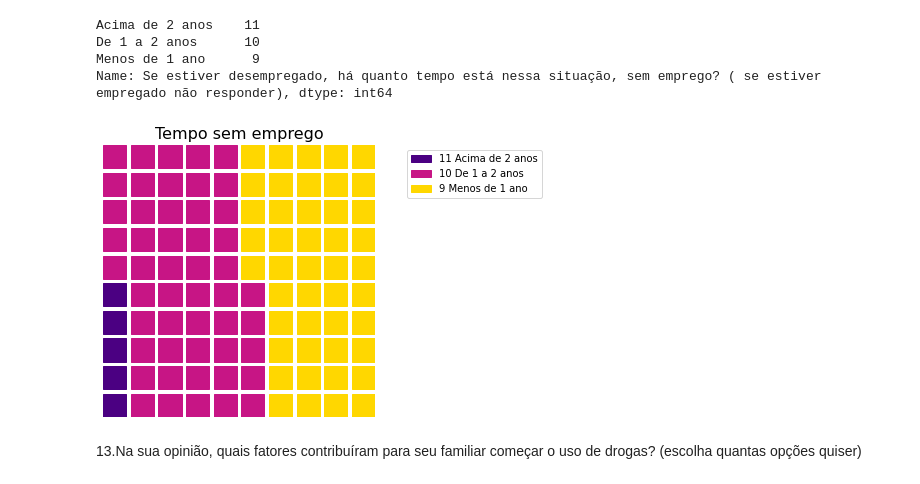
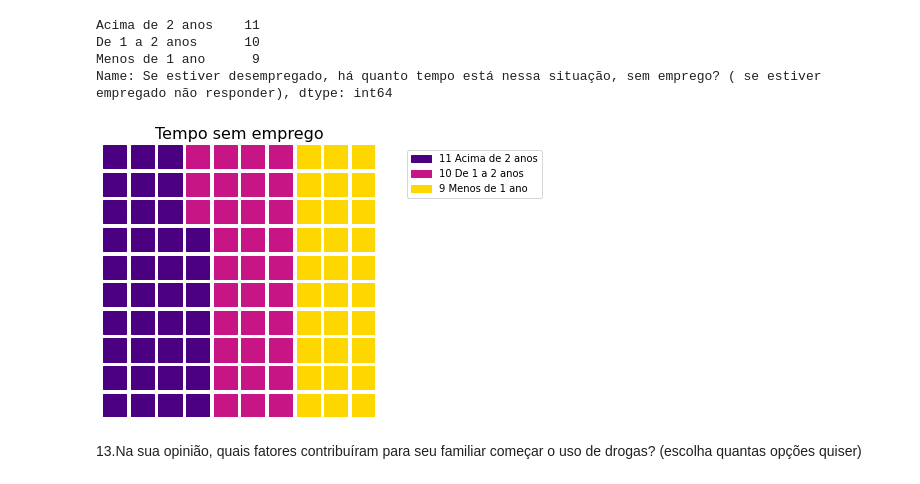
Before and after one commit to CristinaPineda/pesquisa_dependentes, a Jupyter notebook: Análise_dependentes.ipynb, the cells around one changed output. Drawn from its saved outputs; the diff is of its cells as text; code cells hidden in the pictures.

```diff
--- a/Análise_dependentes.ipynb
+++ b/Análise_dependentes.ipynb
@@ -693,21 +739,21 @@ Name: Se estiver desempregado, há quanto tempo está nessa situação, sem empr
 # %%
 fig = plt.figure(
                 FigureClass=Waffle,
                 rows=10,
                 columns=10,
-                values={'11 Acima de 2 anos': 1,
+                values={'11 Acima de 2 anos': 11,
                         '10 De 1 a 2 anos': 10,
                         '9 Menos de 1 ano': 9},
                 colors= ('#4B0082','#C71585','#FFD700'),
                 #icons= 'circle', icon_size=26,
                 legend={'loc': 'upper left','bbox_to_anchor': (1.1, 1)}
                 )
 
 fig.set_tight_layout(False)
 plt.title('Tempo sem emprego', fontsize=16)
 plt.show()
 # %% [output]
-[figure, old version]
+[figure, new version]
 # %% [markdown]
 13.Na sua opinião, quais fatores contribuíram para seu familiar começar o uso de drogas? (escolha quantas opções quiser)
 # %%
```
Also changed, not shown: parts of 16 cells of this notebook.
